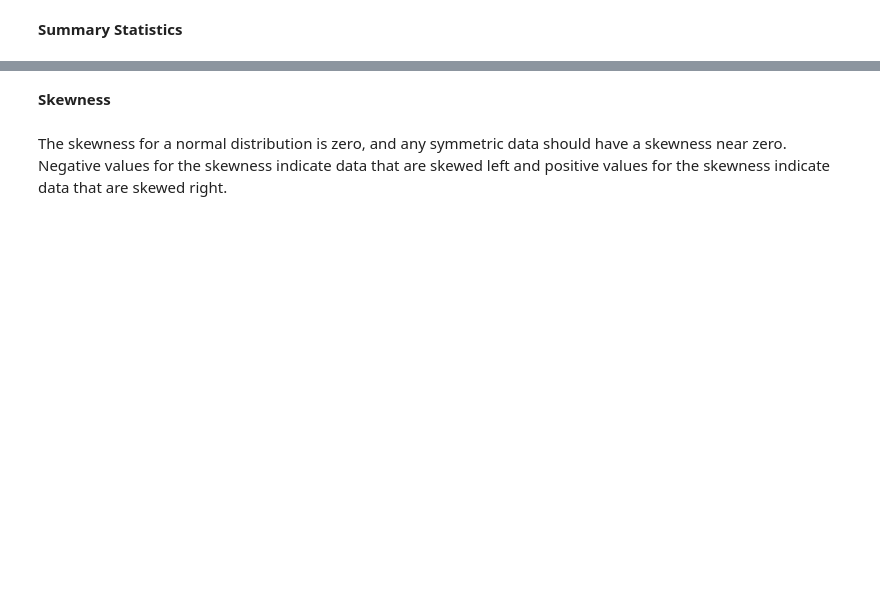
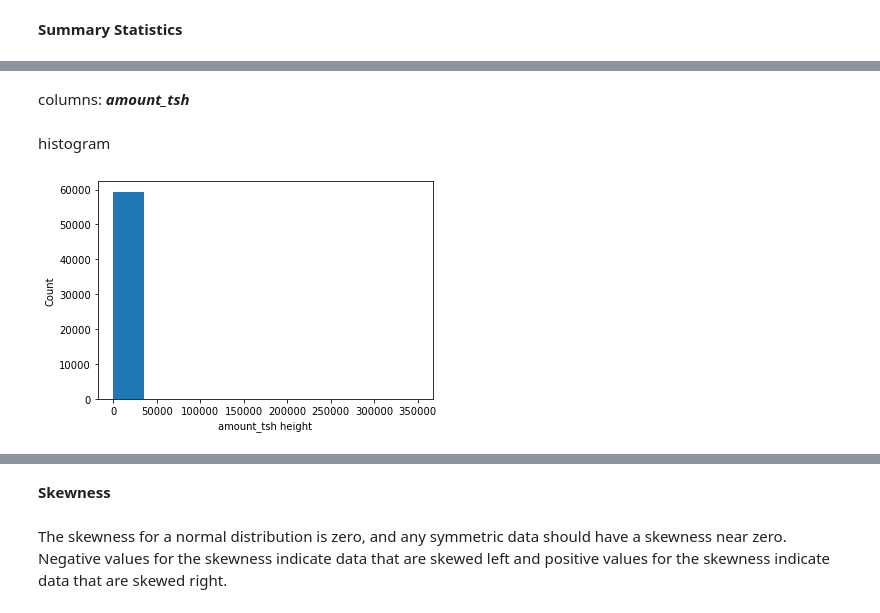
Before and after one commit to TashiNyangmi/pump_it_up, a Jupyter notebook: pump_it_up/notebooks/2. EDA.ipynb, the cells around one changed output, grey strips where cells are left out. Saved outputs shown, nothing was run; the diff lists cells and outputs as text; code cells hidden in the pictures; blank space fills up the shorter version.

```diff
--- a/pump_it_up/notebooks/2. EDA.ipynb
+++ b/pump_it_up/notebooks/2. EDA.ipynb
@@ -28 +40,12 @@ df_num.describe()
 | max | 350000.000000 | 2770.000000 | 40.345193 | -2.000000e-08 | 30500.000000 | 2013.000000 |
+# %% [markdown]
+columns: ***amount_tsh***
+# %% [markdown]
+histogram
+# %%
+_ = plt.hist(df_num['amount_tsh'])
+_ = plt.xlabel('amount_tsh height')
+_ = plt.ylabel('Count')
+plt.show()
+# %% [output]
+[figure, added]
```
Also changed, not shown: parts of 16 cells of this notebook, 2 other files.
